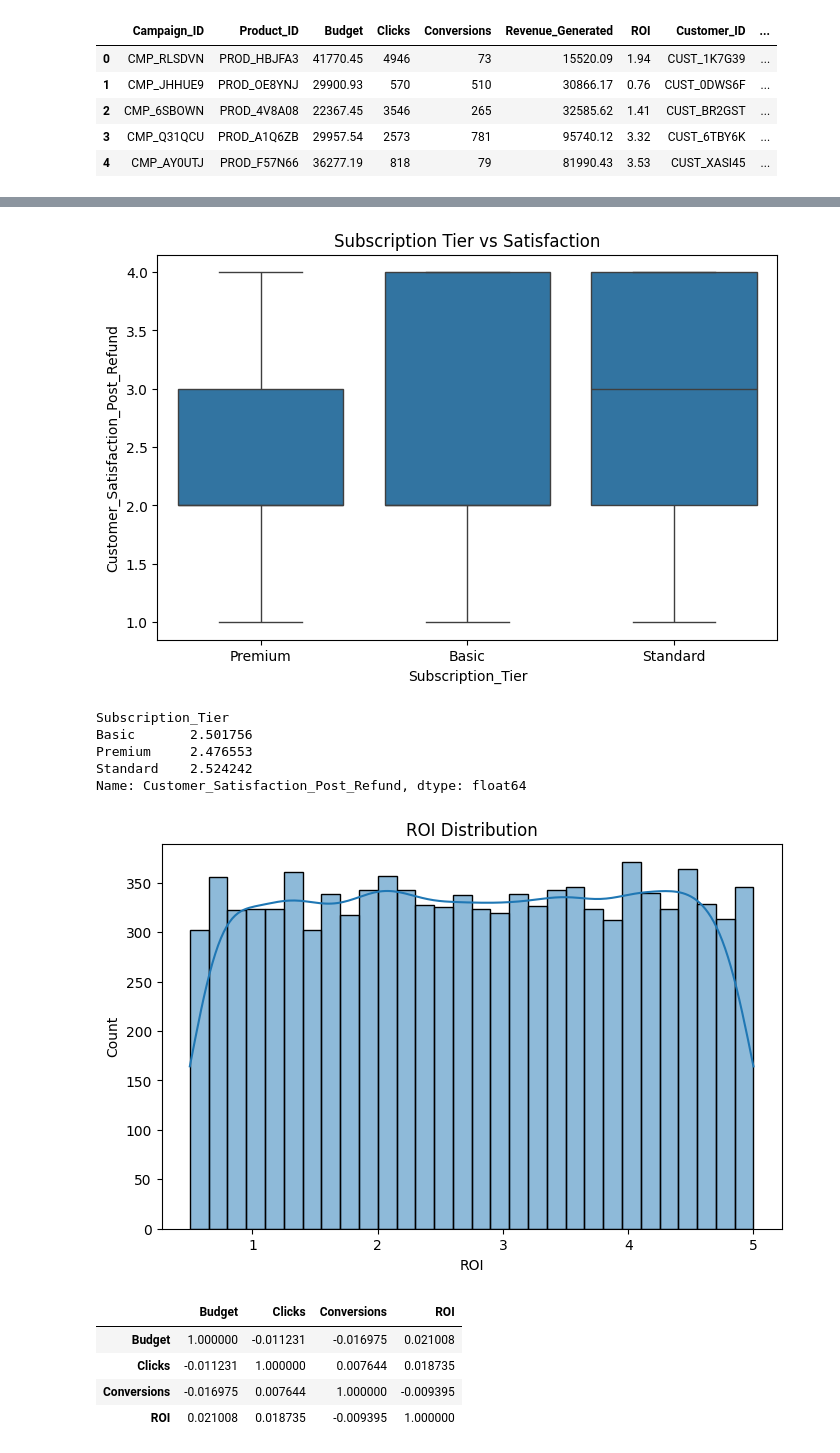
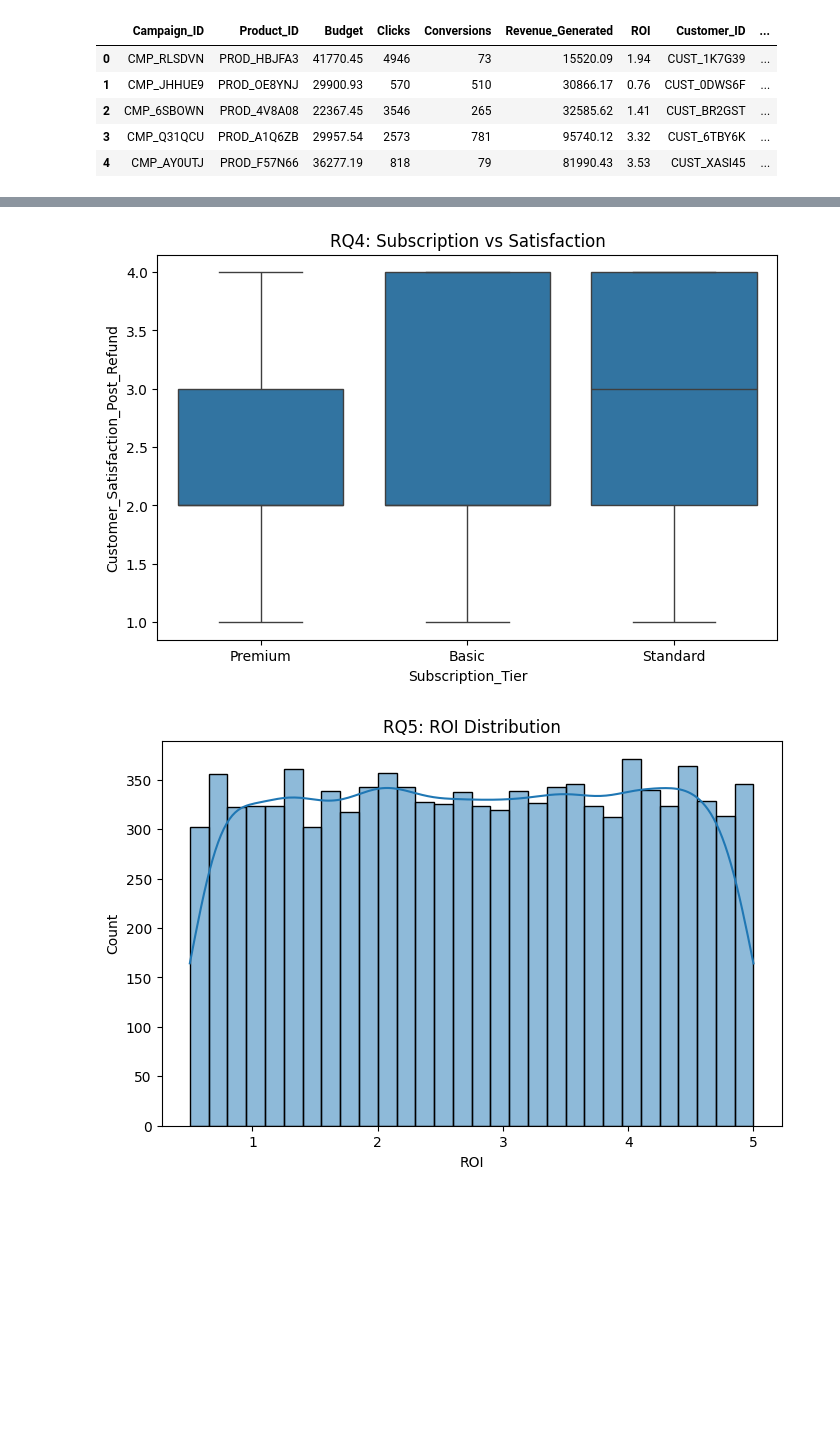
Before and after one commit to rohankush444/Market-Analysis-Project, a Jupyter notebook: notebook4fce4e8061.ipynb, the cells around one changed output, grey strips where cells are left out. Cells and saved outputs as stored; diff of their text form; code cells hidden in the pictures; blank space fills up the shorter version.

```diff
--- a/notebook4fce4e8061.ipynb
+++ b/notebook4fce4e8061.ipynb
@@ -34,8 +34,6 @@ df.head()
 | 2 | CMP_6SBOWN | PROD_4V8A08 | 22367.45 | 3546 | 265 | 32585.62 | 1.41 | CUST_BR2GST | ... |
 | 3 | CMP_Q31QCU | PROD_A1Q6ZB | 29957.54 | 2573 | 781 | 95740.12 | 3.32 | CUST_6TBY6K | ... |
 | 4 | CMP_AY0UTJ | PROD_F57N66 | 36277.19 | 818 | 79 | 81990.43 | 3.53 | CUST_XASI45 | ... |
-# %%
-df = df.dropna(subset=['Budget', 'Revenue_Generated'])
 # %%
 plt.figure(figsize=(8,5))
 sns.scatterplot(data=df, x='Budget', y='Revenue_Generated')
@@ -123,38 +77,28 @@ Name: Units_Sold, dtype: float64
 plt.figure(figsize=(8,5))
 sns.boxplot(data=df, x='Subscription_Tier', y='Customer_Satisfaction_Post_Refund')
 
-plt.title("Subscription Tier vs Satisfaction")
-plt.savefig("RQ4_subscription_satisfaction.pdf", bbox_inches='tight')
+plt.title("RQ4: Subscription vs Satisfaction")
+
+plt.savefig('/kaggle/working/RQ4.pdf', bbox_inches='tight')
 plt.show()
 
 rq4_table = df.groupby('Subscription_Tier')['Customer_Satisfaction_Post_Refund'].mean()
-rq4_table.to_csv("RQ4_table.csv")
-rq4_table
+rq4_table.to_csv('/kaggle/working/RQ4.csv')
 # %% [output]
-[figure, old version]
+[figure, new version]
-Subscription_Tier
-Basic       2.501756
-Premium     2.476553
-Standard    2.524242
-Name: Customer_Satisfaction_Post_Refund, dtype: float64
 # %%
 plt.figure(figsize=(8,5))
 sns.histplot(df['ROI'], bins=30, kde=True)
 
-plt.title("ROI Distribution")
-plt.savefig("RQ5_roi_distribution.pdf", bbox_inches='tight')
+plt.title("RQ5: ROI Distribution")
+
+plt.savefig('/kaggle/working/RQ5.pdf', bbox_inches='tight')
 plt.show()
 
 rq5_table = df[['Budget', 'Clicks', 'Conversions', 'ROI']].corr()
-rq5_table.to_csv("RQ5_table.csv")
-rq5_table
+rq5_table.to_csv('/kaggle/working/RQ5.csv')
 # %% [output]
-[figure, old version]
+[figure, new version]
-|  | Budget | Clicks | Conversions | ROI |
-| Budget | 1.000000 | -0.011231 | -0.016975 | 0.021008 |
-| Clicks | -0.011231 | 1.000000 | 0.007644 | 0.018735 |
-| Conversions | -0.016975 | 0.007644 | 1.000000 | -0.009395 |
-| ROI | 0.021008 | 0.018735 | -0.009395 | 1.000000 |
 # %%
 plt.figure(figsize=(8,5))
 sns.scatterplot(data=df, x='Bundle_Price', y='Units_Sold')
```
Also changed, not shown: parts of 6 cells of this notebook.
